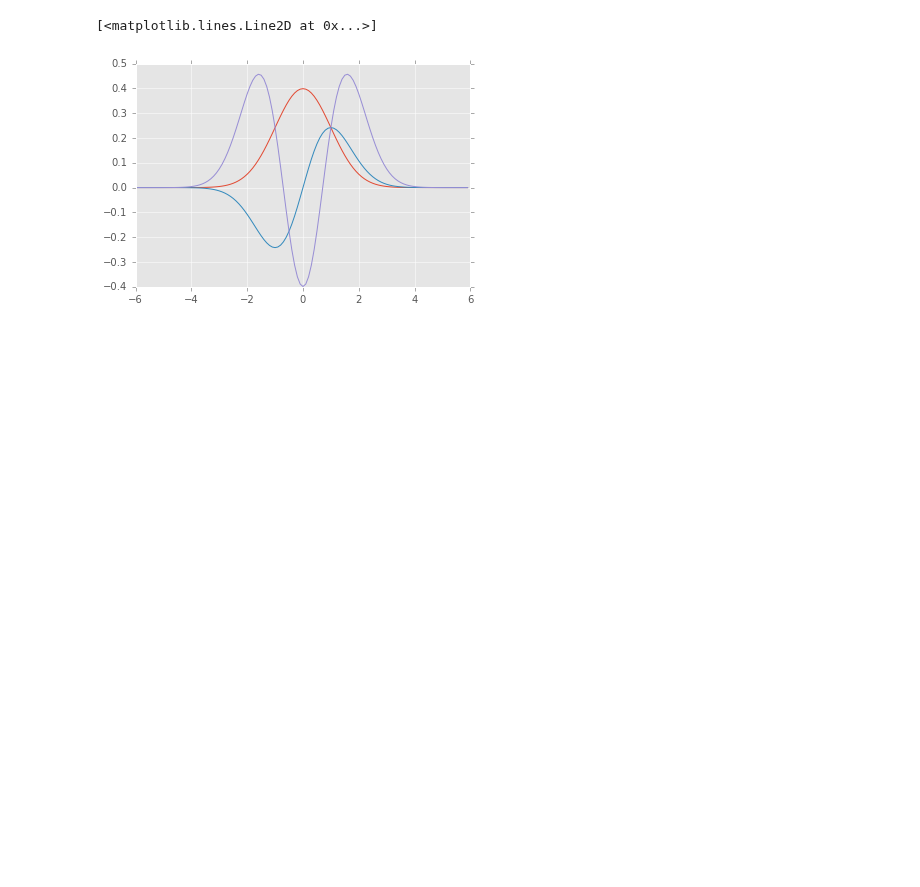
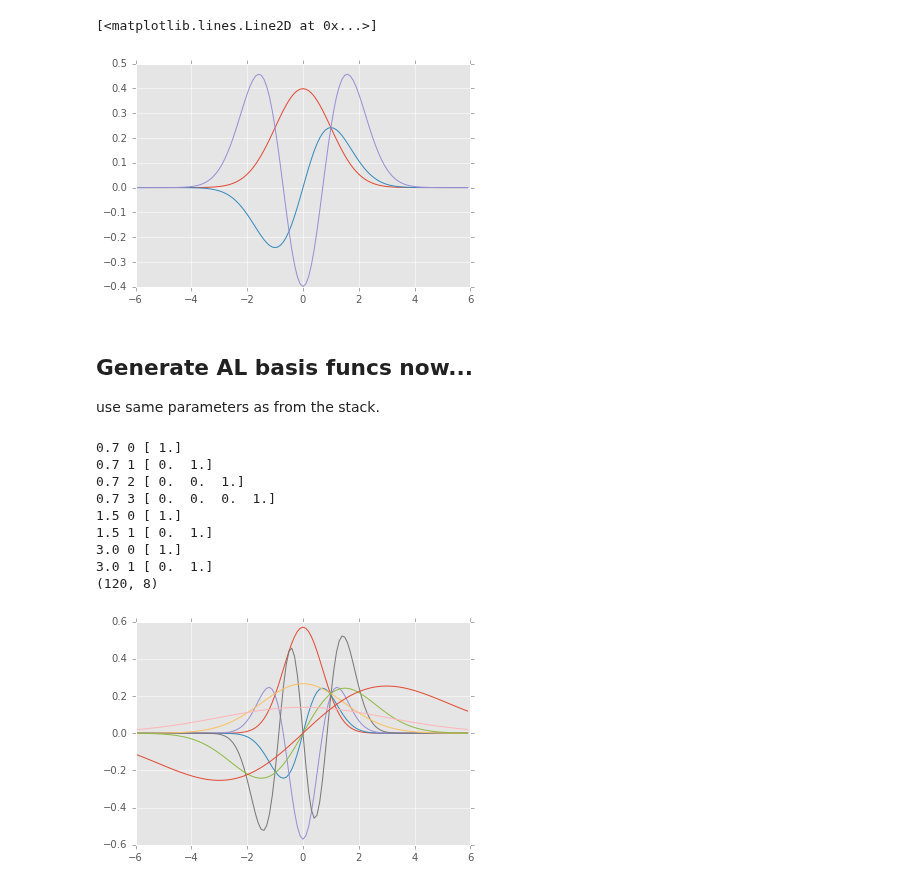
Before and after one commit to lsst-dm/diffimTests, a Jupyter notebook: 3. trial implementation of AL in 1D.ipynb, the cells around one changed output. Saved outputs shown, nothing was run; the diff lists cells and outputs as text; code cells hidden in the pictures; blank space fills up the shorter version.

```diff
--- a/3. trial implementation of AL in 1D.ipynb
+++ b/3. trial implementation of AL in 1D.ipynb
@@ -56,3 +56,36 @@ plt.plot(x, gh2)
 # %% [output]
 [<matplotlib.lines.Line2D at 0x...>]
 [figure]
+# %% [markdown]
+## Generate AL basis funcs now...
+
+use same parameters as from the stack.
+# %%
+sigGauss = [0.7, 1.5, 3.0]
+degGauss = [4, 2, 2]
+
+def chebGauss(x, m=0., s=1., ord=0):
+    ga = gaussian(x, m, s)
+    coef = np.zeros(ord+1)
+    coef[-1] = 1
+    print s, ord, coef
+    ch = chebval(x, coef)
+    return ga * ch
+# %%
+basis = [chebGauss(x, m=0, s=sig, ord=deg) for i,sig in enumerate(sigGauss) for deg in range(degGauss[i])]
+basis = np.vstack(basis).T  # put the bases into columns
+print basis.shape
+# basis = pd.DataFrame(basis); basis.plot()
+for b in basis.T:
+    plt.plot(x, b)
+# %% [output]
+0.7 0 [ 1.]
+0.7 1 [ 0.  1.]
+0.7 2 [ 0.  0.  1.]
+0.7 3 [ 0.  0.  0.  1.]
+1.5 0 [ 1.]
+1.5 1 [ 0.  1.]
+3.0 0 [ 1.]
+3.0 1 [ 0.  1.]
+(120, 8)
+[figure, added]
```
Also changed, not shown: parts of 11 cells of this notebook.
